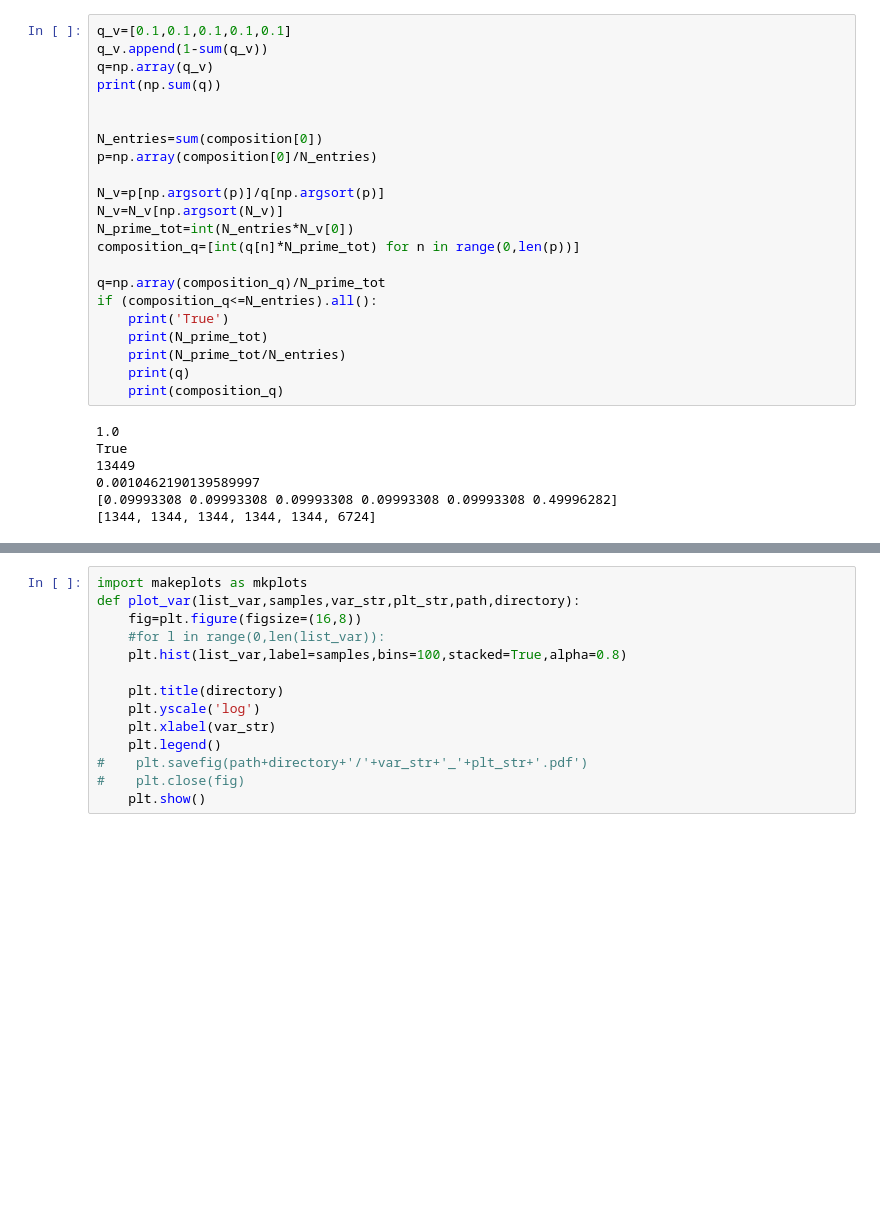
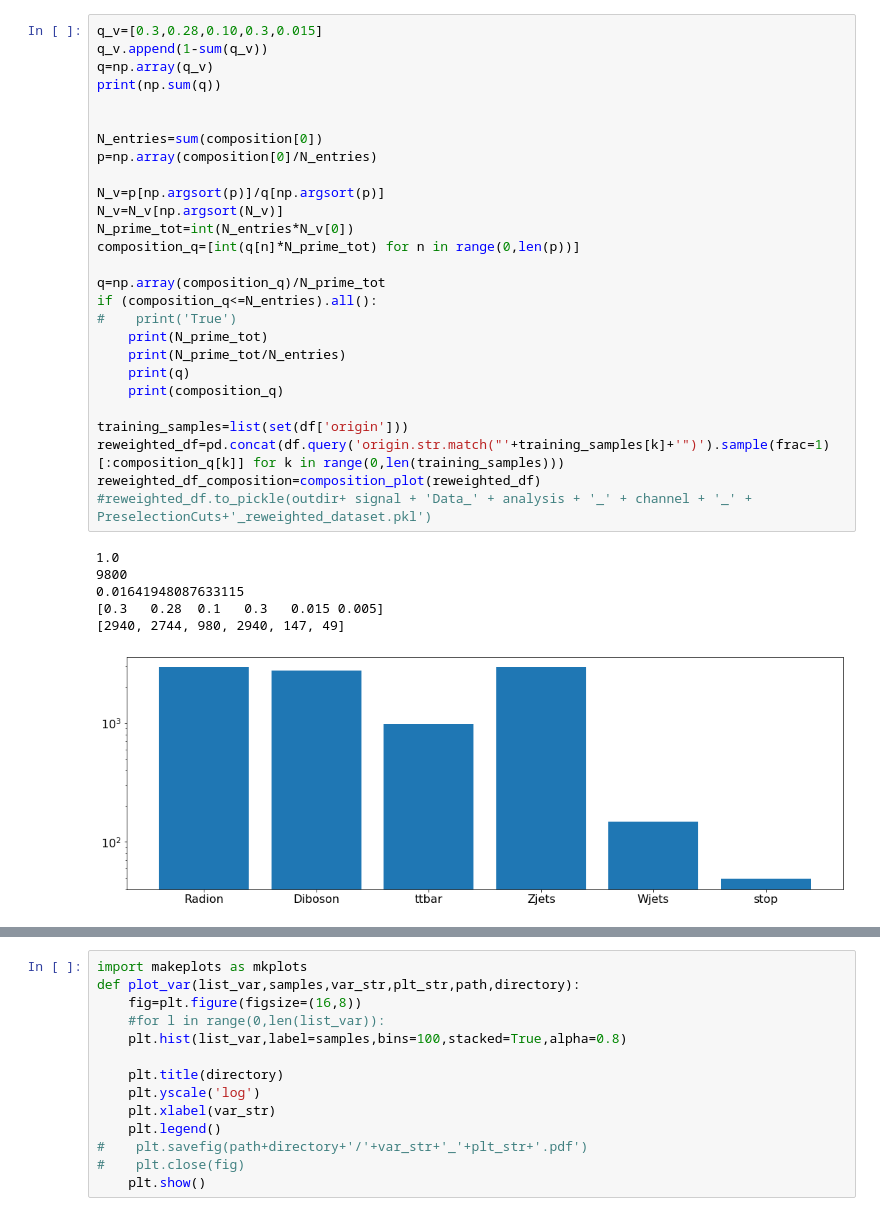
Before and after one commit to martinosal/LecceDNN, a Jupyter notebook: DatasetPreProcessing.ipynb, the cells around one changed output, grey strips where cells are left out. Drawn from its saved outputs; the diff is of its cells as text; blank space fills up the shorter version.

```diff
--- a/DatasetPreProcessing.ipynb
+++ b/DatasetPreProcessing.ipynb
@@ -157,29 +178,34 @@ composition
 # %%
-q_v=[0.1,0.1,0.1,0.1,0.1]
+q_v=[0.3,0.28,0.10,0.3,0.015]
 q_v.append(1-sum(q_v))
 q=np.array(q_v)
 print(np.sum(q))
 
 
 N_entries=sum(composition[0])
 p=np.array(composition[0]/N_entries)
 
 N_v=p[np.argsort(p)]/q[np.argsort(p)]
 N_v=N_v[np.argsort(N_v)]
 N_prime_tot=int(N_entries*N_v[0])
 composition_q=[int(q[n]*N_prime_tot) for n in range(0,len(p))]
 
 q=np.array(composition_q)/N_prime_tot
 if (composition_q<=N_entries).all():
-    print('True')
+#    print('True')
     print(N_prime_tot)
     print(N_prime_tot/N_entries)
     print(q)
     print(composition_q)
+
+training_samples=list(set(df['origin']))
+reweighted_df=pd.concat(df.query('origin.str.match("'+training_samples[k]+'")').sample(frac=1)[:composition_q[k]] for k in range(0,len(training_samples)))
+reweighted_df_composition=composition_plot(reweighted_df)
+#reweighted_df.to_pickle(outdir+ signal + 'Data_' + analysis + '_' + channel + '_' + PreselectionCuts+'_reweighted_dataset.pkl')
 # %% [output]
 1.0
-True
-13449
-0.0010462190139589997
-[0.09993308 0.09993308 0.09993308 0.09993308 0.09993308 0.49996282]
-[1344, 1344, 1344, 1344, 1344, 6724]
+9800
+0.01641948087633115
+[0.3   0.28  0.1   0.3   0.015 0.005]
+[2940, 2744, 980, 2940, 147, 49]
+[figure, added]
```
Also changed, not shown: parts of 28 cells of this notebook, 2 other files.
